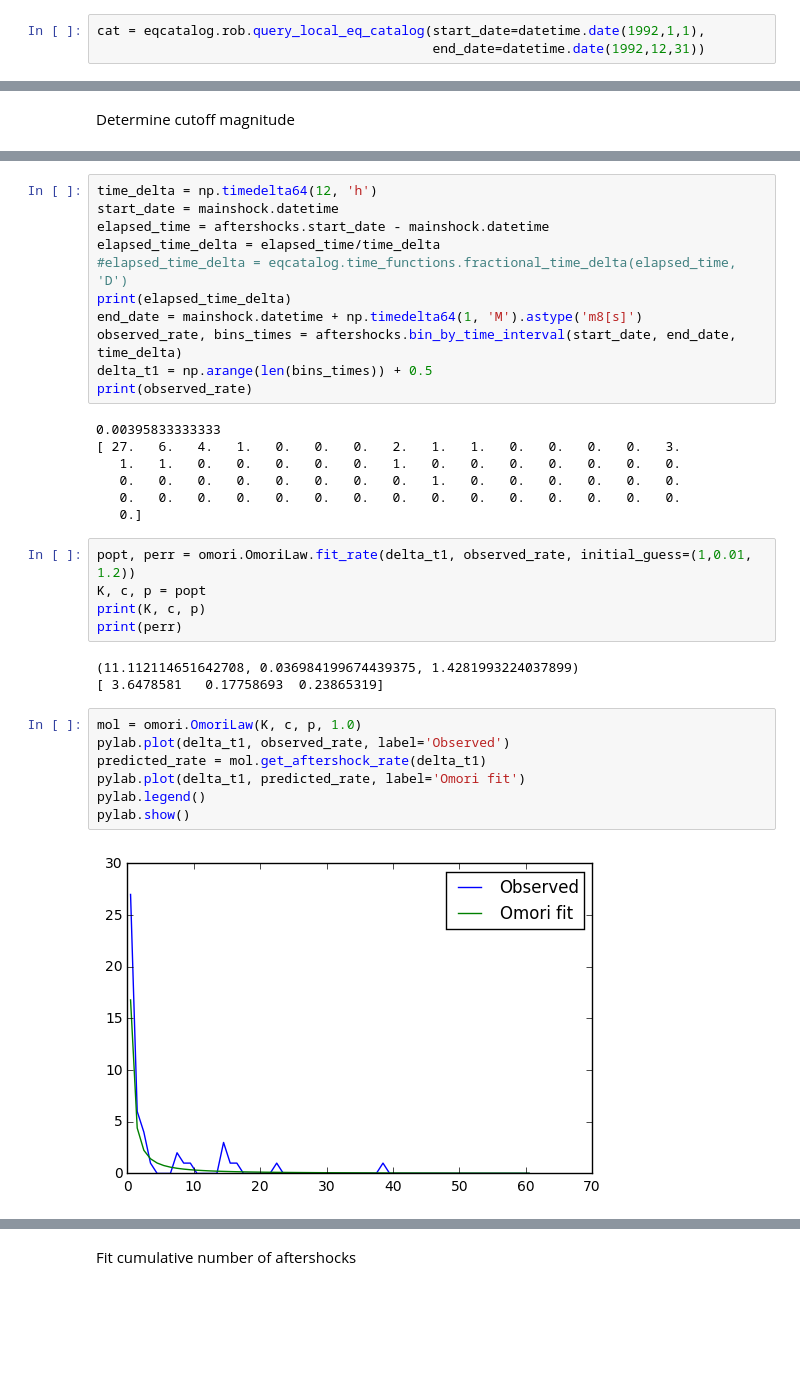
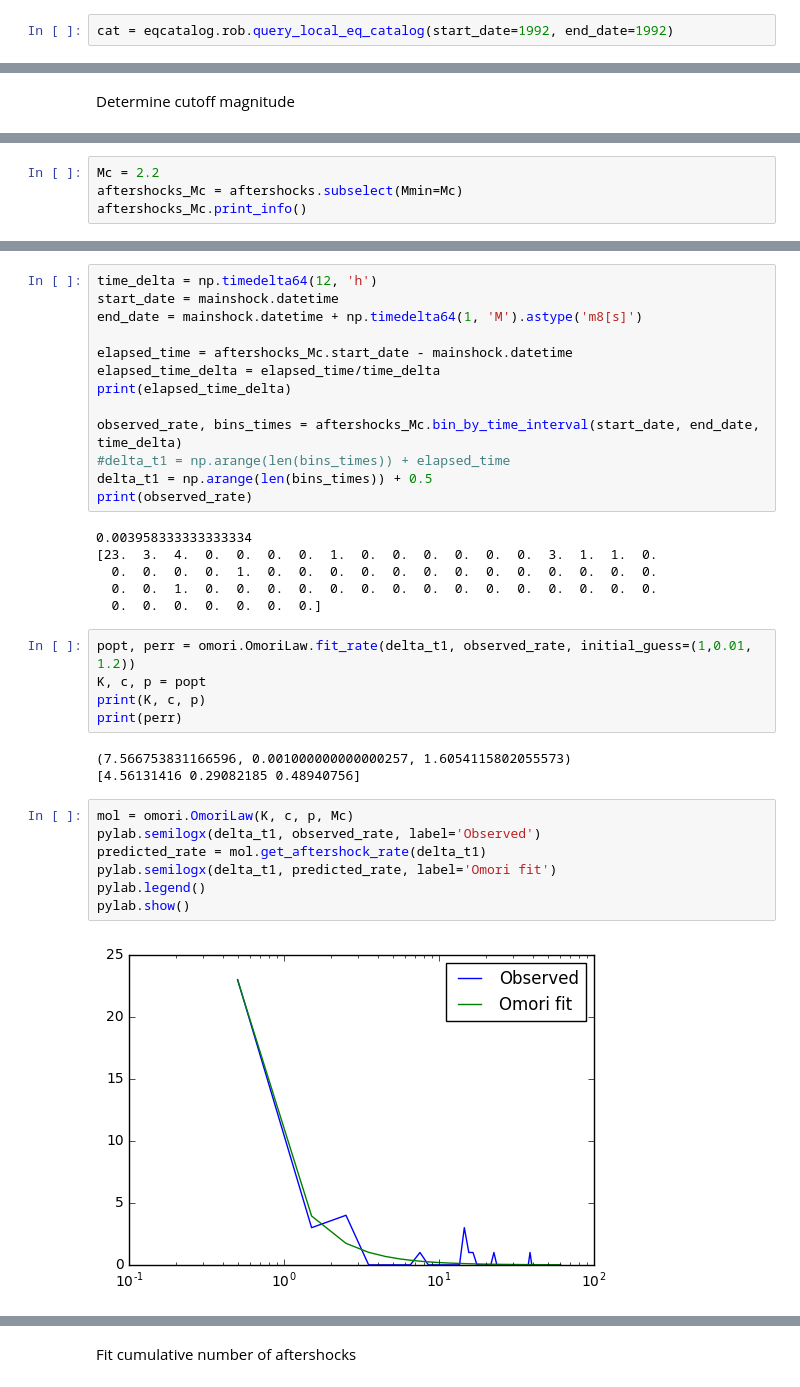
Before and after one commit to ROB-Seismology/eqcatalog, a Jupyter notebook: notebooks/[Aftershocks] Fit Omori.ipynb, the cells around one changed output, grey strips where cells are left out. Cells and saved outputs as stored; diff of their text form; blank space fills up the shorter version.

Commit message:
Updated notebooks.
git-svn-id: https://svn.seismo.oma.be/svn/seismo/eqcatalog/trunk@5082 40b490c5-b4d9-47cb-8714-9bef99b524d5

```diff
--- a/notebooks/[Aftershocks] Fit Omori.ipynb
+++ b/notebooks/[Aftershocks] Fit Omori.ipynb
@@ -17,6 +15,5 @@ Please upgrade to version 1.11.0 or higher
 # %%
-cat = eqcatalog.rob.query_local_eq_catalog(start_date=datetime.date(1992,1,1),
-                                           end_date=datetime.date(1992,12,31))
+cat = eqcatalog.rob.query_local_eq_catalog(start_date=1992, end_date=1992)
 # %%
 dc_method = eqcatalog.declustering.ClusterMethod()
 #dc_window = eqcatalog.declustering.Gruenthal2009Window()
@@ -73,0 +71,4 @@ ImportError: No module named openquake.hazardlib
+# %%
+Mc = 2.2
+aftershocks_Mc = aftershocks.subselect(Mmin=Mc)
+aftershocks_Mc.print_info()
@@ -76,35 +92,36 @@ Fit aftershock rate
 # %%
 time_delta = np.timedelta64(12, 'h')
 start_date = mainshock.datetime
-elapsed_time = aftershocks.start_date - mainshock.datetime
+end_date = mainshock.datetime + np.timedelta64(1, 'M').astype('m8[s]')
+
+elapsed_time = aftershocks_Mc.start_date - mainshock.datetime
 elapsed_time_delta = elapsed_time/time_delta
-#elapsed_time_delta = eqcatalog.time_functions.fractional_time_delta(elapsed_time, 'D')
 print(elapsed_time_delta)
-end_date = mainshock.datetime + np.timedelta64(1, 'M').astype('m8[s]')
-observed_rate, bins_times = aftershocks.bin_by_time_interval(start_date, end_date, time_delta)
+
+observed_rate, bins_times = aftershocks_Mc.bin_by_time_interval(start_date, end_date, time_delta)
+#delta_t1 = np.arange(len(bins_times)) + elapsed_time
 delta_t1 = np.arange(len(bins_times)) + 0.5
 print(observed_rate)
 # %% [output]
-0.00395833333333
-[ 27.   6.   4.   1.   0.   0.   0.   2.   1.   1.   0.   0.   0.   0.   3.
-   1.   1.   0.   0.   0.   0.   0.   1.   0.   0.   0.   0.   0.   0.   0.
-   0.   0.   0.   0.   0.   0.   0.   0.   1.   0.   0.   0.   0.   0.   0.
-   0.   0.   0.   0.   0.   0.   0.   0.   0.   0.   0.   0.   0.   0.   0.
-   0.]
+0.003958333333333334
+[23.  3.  4.  0.  0.  0.  0.  1.  0.  0.  0.  0.  0.  0.  3.  1.  1.  0.
+  0.  0.  0.  0.  1.  0.  0.  0.  0.  0.  0.  0.  0.  0.  0.  0.  0.  0.
+  0.  0.  1.  0.  0.  0.  0.  0.  0.  0.  0.  0.  0.  0.  0.  0.  0.  0.
+  0.  0.  0.  0.  0.  0.  0.]
 # %%
 popt, perr = omori.OmoriLaw.fit_rate(delta_t1, observed_rate, initial_guess=(1,0.01, 1.2))
 K, c, p = popt
 print(K, c, p)
 print(perr)
 # %% [output]
-(11.112114651642708, 0.036984199674439375, 1.4281993224037899)
-[ 3.6478581   0.17758693  0.23865319]
+(7.566753831166596, 0.001000000000000257, 1.6054115802055573)
+[4.56131416 0.29082185 0.48940756]
 # %%
-mol = omori.OmoriLaw(K, c, p, 1.0)
-pylab.plot(delta_t1, observed_rate, label='Observed')
+mol = omori.OmoriLaw(K, c, p, Mc)
+pylab.semilogx(delta_t1, observed_rate, label='Observed')
 predicted_rate = mol.get_aftershock_rate(delta_t1)
-pylab.plot(delta_t1, predicted_rate, label='Omori fit')
+pylab.semilogx(delta_t1, predicted_rate, label='Omori fit')
 pylab.legend()
 pylab.show()
 # %% [output]
-[figure, old version]
+[figure, new version]
```
Also changed, not shown: parts of 24 cells of this notebook, 1 other file.
